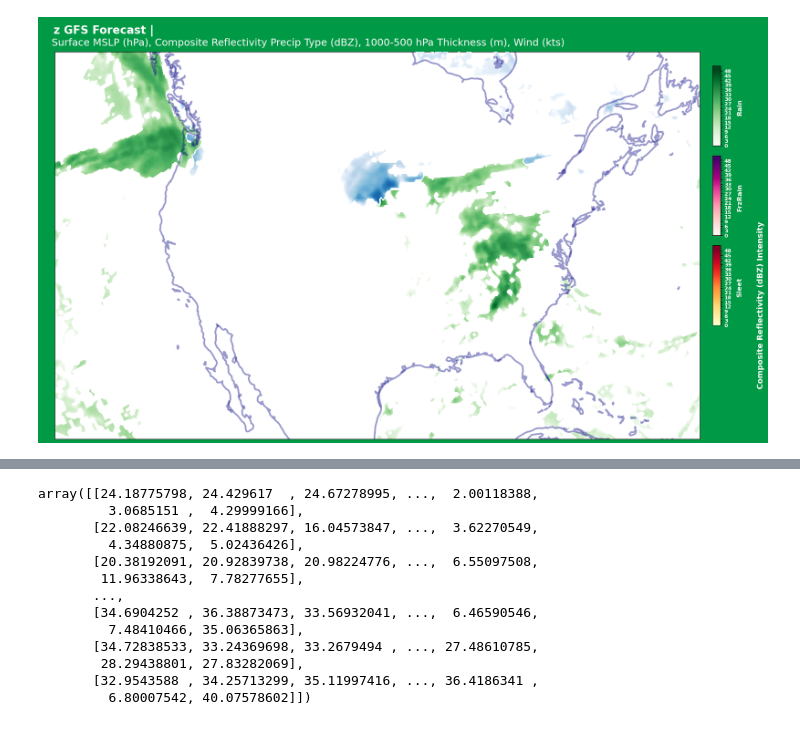
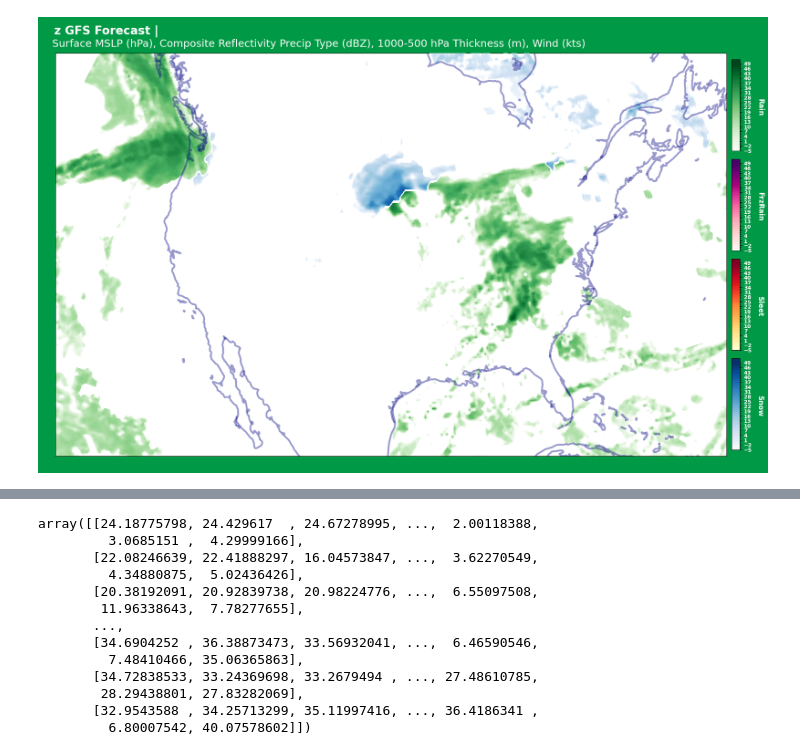
Before and after one commit to kylejgillett/und-atsc-weather-wall, a Jupyter notebook: scrap_files/sandbox.ipynb, the cells around one changed output, grey strips where cells are left out. Drawn from its saved outputs; the diff is of its cells as text; code cells hidden in the pictures.

Commit message:
Move cbars, adjust figsize/aspect, addgoogle img tile backgrounds, increase GFS domain size

```diff
--- a/scrap_files/sandbox.ipynb
+++ b/scrap_files/sandbox.ipynb
@@ -99,23 +99,3 @@ def gfs_forecast(center_lat=37.86, center_lon=-98.61, box_size=20, forecast_hour
     print('ALL FORECASTS LOADED. Time elapsed:', comp_time.strftime("%H:%M:%S", comp_time.gmtime(elapsed_time)))
 
     return all_forecasts
-# %%
-for fh, raw_data in datas.items():
-    try:
-        data_date = raw_data['time'].values[0]
-    except:
-        try:
-            data_date = raw_data['time1'].values[0]
-        except:
-            try:
-                data_date = raw_data['time2'].values[0]
-            except:
-                pass
-            pass
-        pass
-
-    # extract date objects and set up valid date title
-    run_date = f'{raw_data['reftime'].values}'
-    # valid_date = f'{data_date}'
-    # valid_day_name = day_to_abbrev(data_date.astype('datetime64[ms]').astype(datetime))
-    # valid_date_str = f"+ {fh}hr valid {valid_day_name} {valid_date[5:7]}/{valid_date[8:10]} {valid_date[11:-16]}z"
@@ -206,22 +182,22 @@ for fh, raw_data in datas.items():
     import numpy as np
     from scipy import ndimage
     from matplotlib.colors import LinearSegmentedColormap, BoundaryNorm
-    reft_sfc = ndimage.gaussian_filter(raw_data.variables['Composite_reflectivity_entire_atmosphere'], 0.50)
-    rn_sfc = ndimage.gaussian_filter(raw_data.variables['Categorical_Rain_surface'], 0.1)
-    sn_sfc = ndimage.gaussian_filter(raw_data.variables['Categorical_Snow_surface'], 0.1)
-    zr_sfc = ndimage.gaussian_filter(raw_data.variables['Categorical_Freezing_Rain_surface'], 0.1)
-    ip_sfc = ndimage.gaussian_filter(raw_data.variables['Categorical_Ice_Pellets_surface'], 0.1)
+    reft_sfc = ndimage.gaussian_filter(raw_data.variables['Composite_reflectivity_entire_atmosphere'], 0.1)
+    rn_sfc = ndimage.gaussian_filter(raw_data.variables['Categorical_Rain_surface'], 0.75)
+    sn_sfc = ndimage.gaussian_filter(raw_data.variables['Categorical_Snow_surface'], 0.75)
+    zr_sfc = ndimage.gaussian_filter(raw_data.variables['Categorical_Freezing_Rain_surface'], 0.75)
+    ip_sfc = ndimage.gaussian_filter(raw_data.variables['Categorical_Ice_Pellets_surface'], 0.75)
 
 
-    # define ptype arrays and masking
+
     ptype = np.zeros_like(rn_sfc)
-    ptype = np.where(sn_sfc == 1, 4, ptype)
-    ptype = np.where(ip_sfc == 1, 3, ptype)
-    ptype = np.where(zr_sfc == 1, 2, ptype)
-    ptype = np.where(rn_sfc == 1, 1, ptype)
+    ptype = np.where(sn_sfc >= 0.01, 4, ptype)
+    ptype = np.where(ip_sfc >= 0.01, 3, ptype)
+    ptype = np.where(zr_sfc >= 0.01, 2, ptype)
+    ptype = np.where(rn_sfc >= 0.01, 1, ptype)
 
     # prepare masking, cmaps, levels, norm
-    levels = np.arange(0, 50, 1)
+    levels = np.arange(-5, 50, 1)
     norm = BoundaryNorm(levels, 256)
     ptype_data_2d = {
         'Rain': (1, np.where(ptype == 1, reft_sfc, np.nan), 'Greens'),
@@ -240,64 +216,28 @@ for fh, raw_data in datas.items():
 
 
 
-cbar_x_start = 0.92
+cbar_x_start = 0.91
 cbar_width = 0.01
-cbar_height = 0.20
-cbar_spacing = 0.025
+cbar_height = 0.22
+cbar_spacing = 0.02
 cbar_y_start_top = 0.75
 
 ptype_order = ['Rain', 'FrzRain', 'Sleet', 'Snow']
 
-
 for i, name in enumerate(ptype_order):
     cbar_y_start = cbar_y_start_top - (i * (cbar_height + cbar_spacing))
-    if cbar_y_start < 0.1:
-        print(f"Warning: Skipping {name}. No room for vertical colorbar.")
-        continue
     cax = fig.add_axes([cbar_x_start, cbar_y_start, cbar_width, cbar_height])
-
-    cbar = fig.colorbar(
-        cf_mappables[name],
-        cax=cax,
-        orientation='vertical', # <<--- KEY CHANGE
-        ticks=levels[::3],
-        extendrect=True
-    )
-
-
-    cax.text(
-        3.0, 0.5, # <<--- ADJUSTED X POSITION FOR VERTICAL BAR
-        f'{name}',
-        ha='left', # Align label to the left of the position
-        va='center',
-        rotation=90, # <<--- ROTATE TEXT FOR VERTICAL LAYOUT
-        color='white',
-        fontsize=12,
-        fontweight='bold',
-        transform=cax.transAxes
-    )
-
-    # add settings
-    cbar.ax.tick_params(axis='y', labelcolor='white') # <<--- AXIS CHANGED TO 'y'
-
-    for t in cbar.ax.get_yticklabels(): # <<--- TICK LABELS CHANGED TO 'y'
+    cbar = fig.colorbar(cf_mappables[name],cax=cax,orientation='vertical',ticks=levels[::3],extendrect=True)
+    cax.text( 3.0, 0.5, f'{name}',ha='left',va='center',rotation=270,color='white',fontsize=12,fontweight='bold',transform=cax.transAxes)
+    cbar.ax.tick_params(axis='y', labelcolor='white')
+    for t in cbar.ax.get_yticklabels():
         t.set_fontweight('bold')
         t.set_fontsize(9)
-
     cbar.ax.set_facecolor('black')
-
-# --- Add a single overall label for the vertical bars (optional) ---
-# Placed on the right side of the figure, rotated 90 degrees
-fig.text(
-    cbar_x_start + cbar_width + 0.05,
-    cbar_y_start_top - (len(ptype_order) * cbar_height / 2),
-    'Composite Reflectivity (dBZ) Intensity',
-    ha='center', va='center', rotation=90,
-    fontsize=14, color='white', fontweight='bold'
-)
 
 # plot title, add one to the left with model name and data names, add another to the right with time info
 plt.figtext(0.08, 1.03, f'   z GFS Forecast | ', weight='bold', ha='left', fontsize=20, color='white')
 plt.figtext(0.08, 1.00, f'   Surface MSLP (hPa), Composite Reflectivity Precip Type (dBZ), 1000-500 hPa Thickness (m), Wind (kts)', ha='left', fontsize=18, color='white')
 plt.figtext(0.915, 1.04, f' ', ha='left', fontsize=20)
+plt.figtext(0.915, -0.01, f' ', ha='left', fontsize=20)
 # %% [output]
@@ -309,2 +249,2 @@ Text(0.915, 1.04, ' ')
-[figure, old version]
+[figure, new version]
 # %%
```
Also changed, not shown: parts of 3 cells of this notebook, 13 other files.
